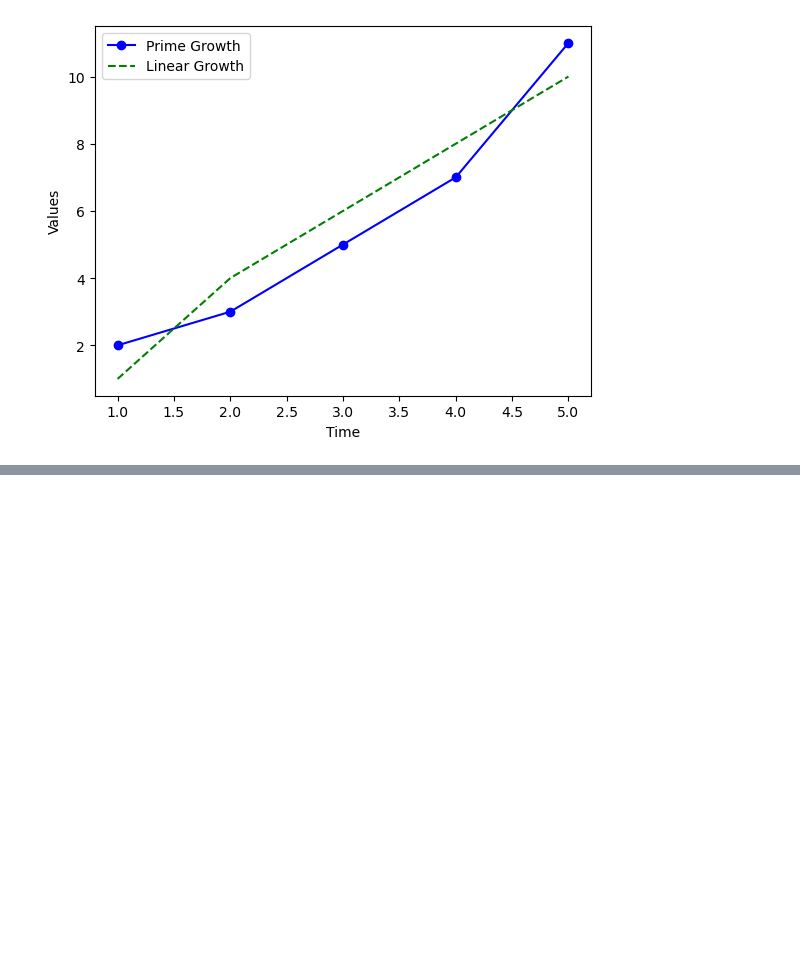
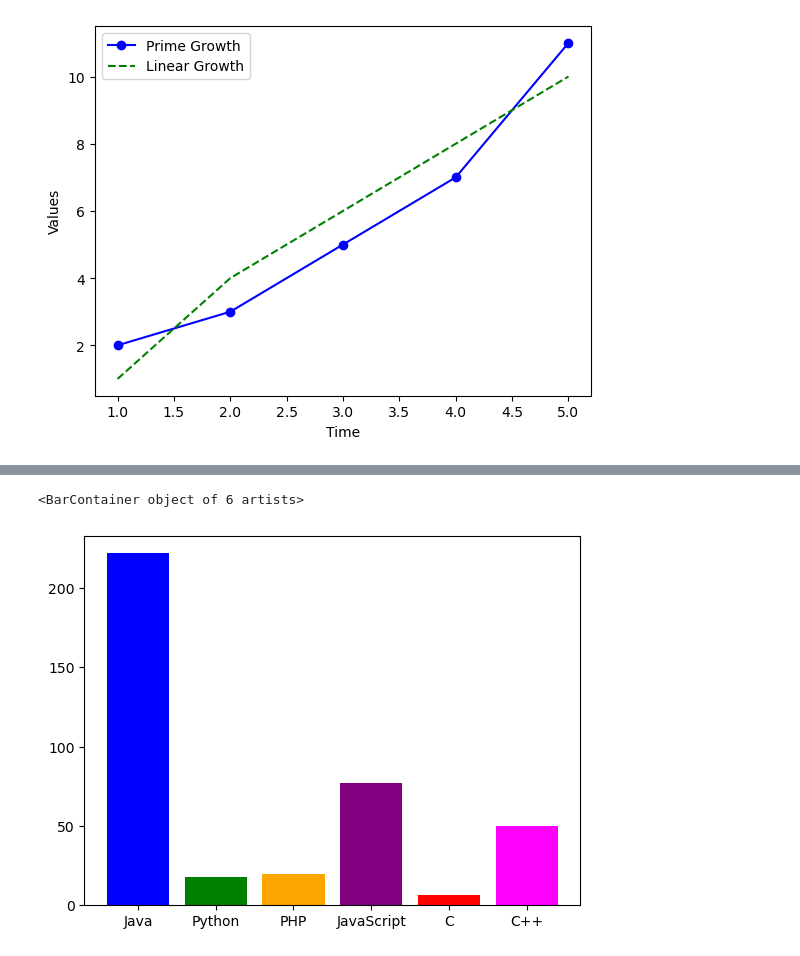
Before and after one commit to Subisuresh321/MCA_S3, a Jupyter notebook: DATA_SCI/Exercise3.ipynb, the cells around one changed output, grey strips where cells are left out. Cells and saved outputs as stored; diff of their text form; code cells hidden in the pictures; blank space fills up the shorter version.

```diff
--- a/DATA_SCI/Exercise3.ipynb
+++ b/DATA_SCI/Exercise3.ipynb
@@ -60,0 +78,6 @@ plt.plot(a,b,marker='.')
+# %%
+colors = np.array(['blue', 'green', 'orange', 'purple', 'red', 'magenta'])
+plt.bar(languages, popularity, color=colors)
+# %% [output]
+<BarContainer object of 6 artists>
+[figure, added]
```
Also changed, not shown: parts of 7 cells of this notebook, 2 other files.
